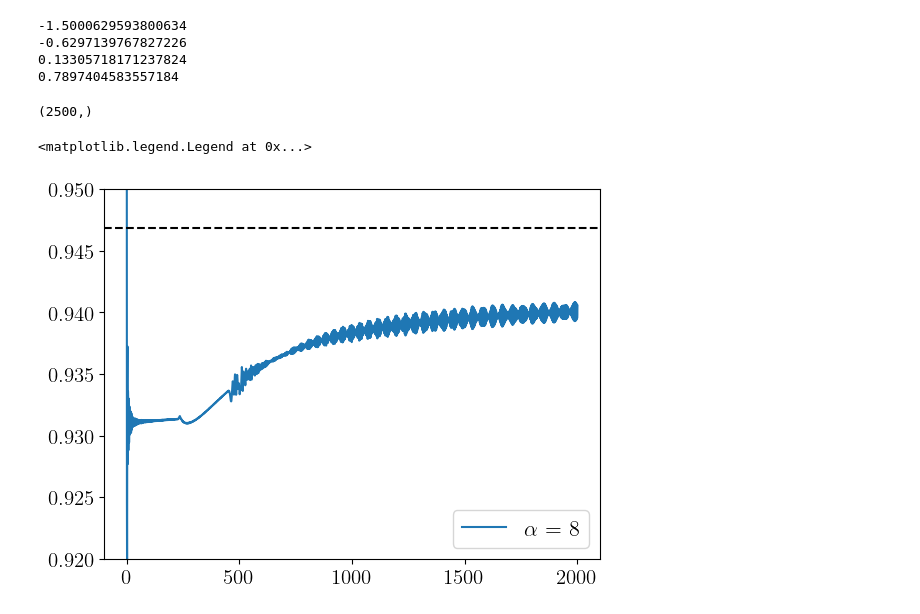
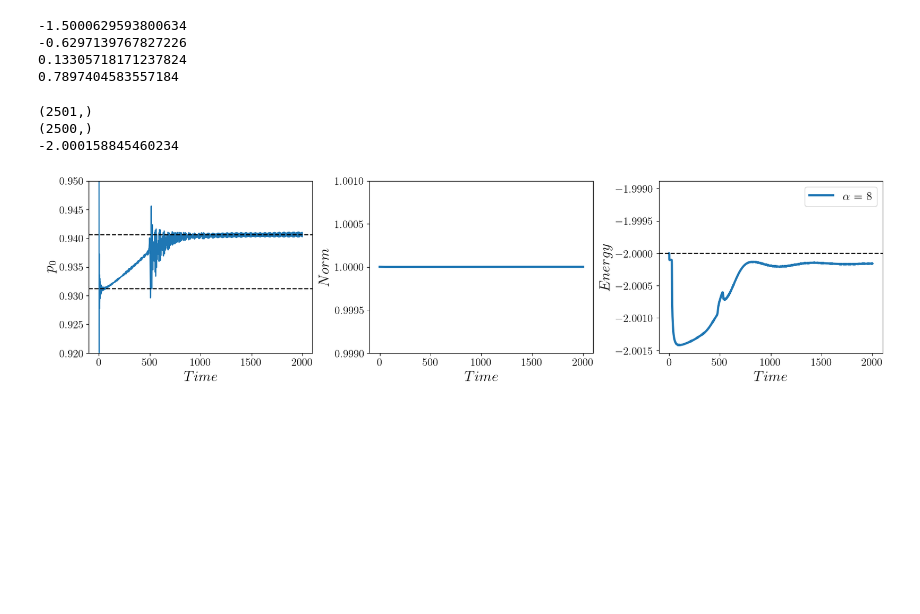
Before and after one commit to eurusebr/FeedBack, a Jupyter notebook: plot (1).ipynb, the cells around one changed output. Drawn from its saved outputs; the diff is of its cells as text; code cells hidden in the pictures; blank space fills up the shorter version.

```diff
--- a/plot (1).ipynb
+++ b/plot (1).ipynb
@@ -863,20 +876,40 @@ print(H(complex_array, 4, 1001).real)
 0.13305718171237824
 0.7897404583557184
 # %%
+fig, (ax1, ax2, ax3) = plt.subplots(1, 3, figsize=(16, 4), layout='constrained')
+time = np.linspace(0, 2000, 2500)
+
 pzero = np.fromfile("./Damping_alpha(8)/xi(0.8)/pzero.bin", dtype=np.float64)
+data = np.fromfile("./Damping_alpha(8)/xi(0.8)/energy.bin", dtype=np.float64)
+print(np.shape(data))
+datanorm = np.fromfile("./Damping_alpha(8)/xi(0.8)/norm.bin", dtype=np.float64)
+time1 = np.linspace(0, 2000, len(data))
+ax1.plot(time, pzero, label = r"$\alpha$ = " + str(8))
+ax2.plot(time1, datanorm, color="#1f77b4", linewidth=3)
+ax2.set_ylim(0.999, 1.001)
+ax3.plot(time1, data, label=r'$ \alpha $ = ' + str(8), color="#1f77b4", linewidth=3)
+ax3.plot(-2.01, -1.999)
+ax3.axhline(y = -2, color = 'black', linestyle = '--')
 print(np.shape(pzero))
-time = np.linspace(0, 2000, 2500)
-plt.plot(time, pzero, label = r"$\alpha$ = " + str(8))
-plt.axhline(y = 0.94685, color = 'black', linestyle = '--')
-plt.axhline(y = 0.9528, color = 'black', linestyle = '--')
-#plt.axhline(y = 0.9312, color = 'black', linestyle = '--')
-#plt.axhline(y = 0.94, color = 'black', linestyle = '--')
+#plt.plot(time, pzero, label = r"$\alpha$ = " + str(8))
+#plt.axhline(y = 0.94685, color = 'black', linestyle = '--')
+#plt.axhline(y = 0.9528, color = 'black', linestyle = '--')
+ax1.axhline(y = 0.9312, color = 'black', linestyle = '--')
+ax1.axhline(y = 0.9406, color = 'black', linestyle = '--')
 #plt.ylim(0.94,0.96)
-plt.ylim(0.92,0.95)
+ax1.set_ylim(0.92,0.95)
+ax1.set_xlabel(r'$Time$')
+ax1.set_ylabel(r'$p_0$')
+ax2.set_xlabel(r'$Time$')
+ax2.set_ylabel(r'$Norm$')
+ax3.set_xlabel(r'$Time$')
+ax3.set_ylabel(r'$Energy$')
 plt.legend(fontsize=16)
+print(data[-1])
 # %% [output]
+(2501,)
 (2500,)
+-2.000158845460234
-<matplotlib.legend.Legend at 0x...>
-[figure, old version]
+[figure, new version]
 # %%
 -1.9950619472567421 -1.500035547369958 -1.0000239728925353 -0.5000125140731997
```
Also changed, not shown: parts of 4 cells of this notebook.
